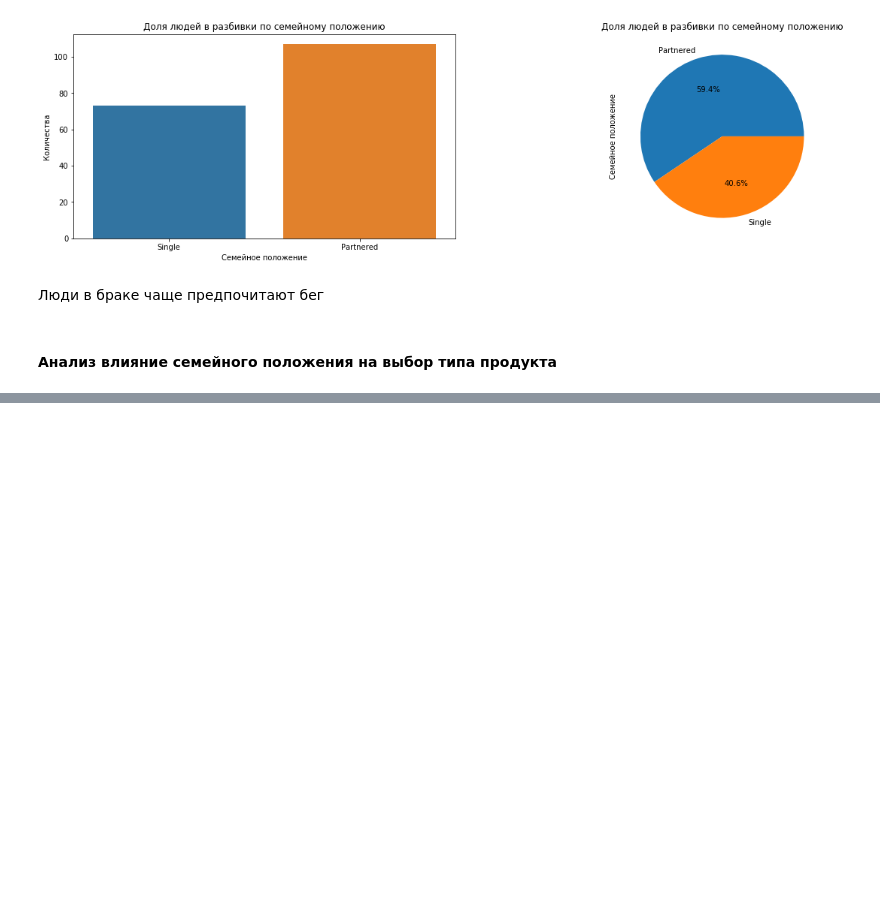
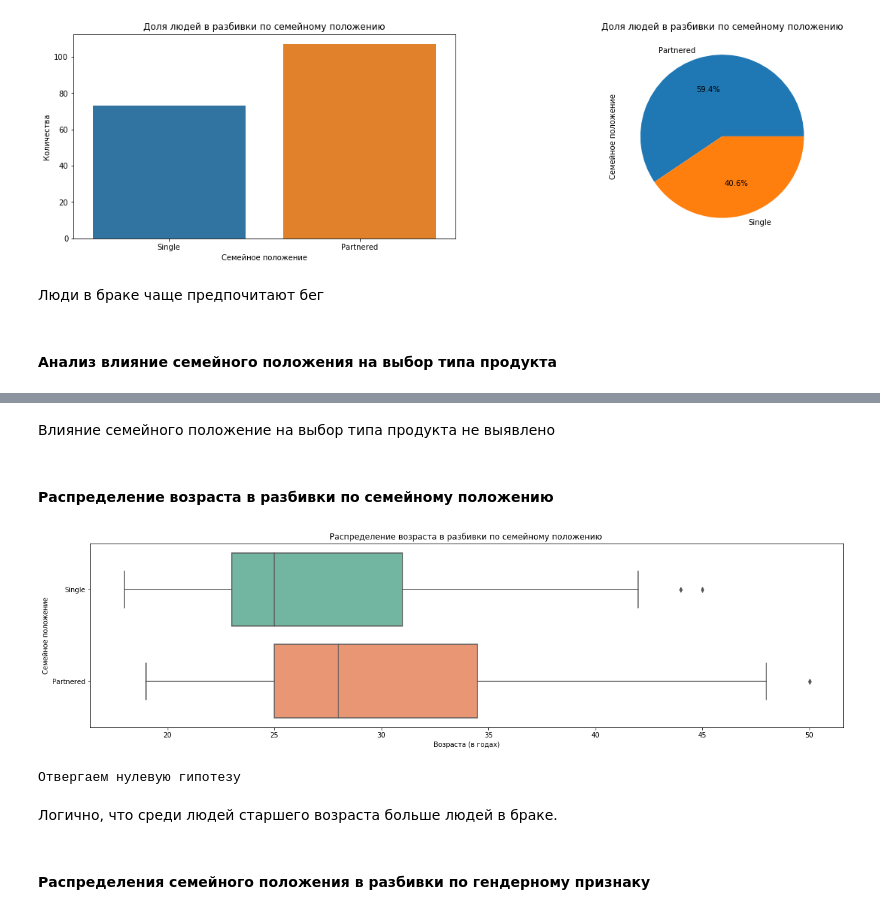
Before and after one commit to Chularev/kaggle_competitions, a Jupyter notebook: CardioGoodFitness/notebook.ipynb, the cells around one changed output, grey strips where cells are left out. Cells and saved outputs as stored; diff of their text form; code cells hidden in the pictures; blank space fills up the shorter version.

```diff
--- a/CardioGoodFitness/notebook.ipynb
+++ b/CardioGoodFitness/notebook.ipynb
@@ -637,0 +656,16 @@ print_categories_variable('MaritalStatus', 'Доля людей в разбив
+# %% [markdown]
+Влияние семейного положение на выбор типа продукта не выявлено
+# %% [markdown]
+#### Распределение возраста в разбивки по семейному положению
+# %%
+plot.figure(figsize=(20, 5))
+
+sns.boxplot(data=data, x='Age', y='MaritalStatus', orient="h", palette="Set2").set(
+    title='Распределение возраста в разбивки по семейному положению ',
+    xlabel='Возраста (в годах)',
+    ylabel='Семейное положение'
+)
+
+plot.show()
+# %% [output]
+[figure, added]
@@ -637,0 +674,8 @@ print_categories_variable('MaritalStatus', 'Доля людей в разбив
+# %%
+do_test(result.pvalue)
+# %% [output]
+Отвергаем нулевую гипотезу
+# %% [markdown]
+Логично, что среди людей старшего возраста больше людей в браке.
+# %% [markdown]
+#### Распределения семейного положения в разбивки по гендерному признаку
```
Also changed, not shown: parts of 17 cells of this notebook.
